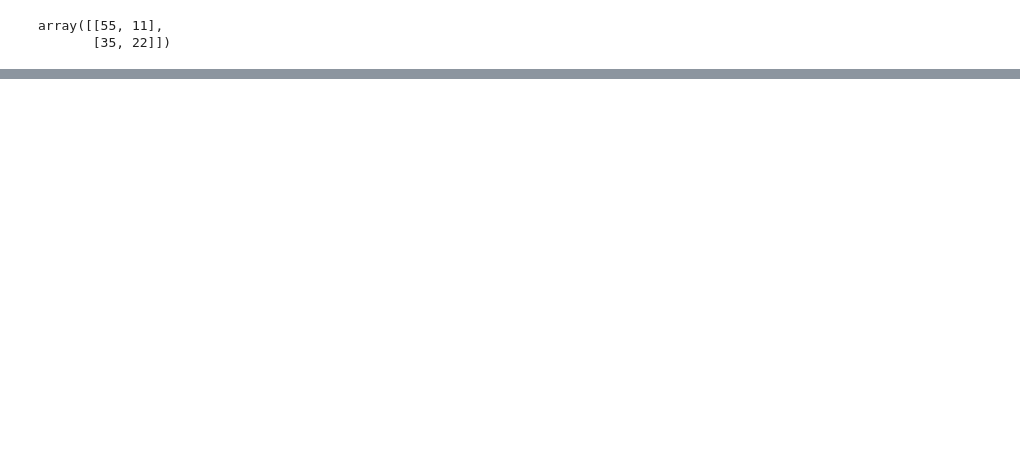
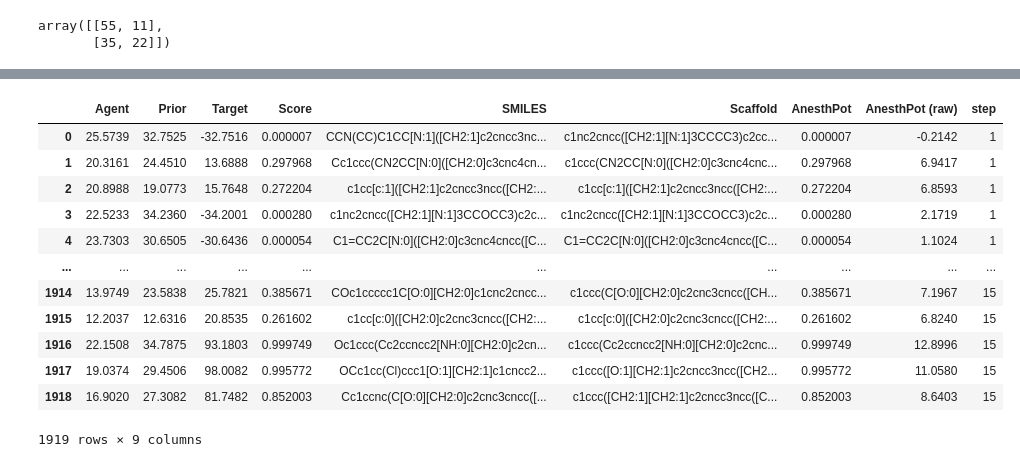
Before and after one commit to BradyCh/ACTSO_Anesthetics, a Jupyter notebook: ACTSO_project.ipynb, the cells around one changed output, grey strips where cells are left out. Saved outputs shown, nothing was run; the diff lists cells and outputs as text; code cells hidden in the pictures; blank space fills up the shorter version.

```diff
--- a/ACTSO_project.ipynb
+++ b/ACTSO_project.ipynb
@@ -1256,0 +1214,17 @@ print(test[test['Actual class']==0])
+# %%
+df=pd.read_excel('gdrive/My Drive/staged_learning_2.xlsx')
+df #dataframe
+# %% [output]
+|  | Agent | Prior | Target | Score | SMILES | Scaffold | AnesthPot | AnesthPot (raw) | step |
+| 0 | 25.5739 | 32.7525 | -32.7516 | 0.000007 | CCN(CC)C1CC[N:1]([CH2:1]c2cncc3nc... | c1nc2cncc([CH2:1][N:1]3CCCC3)c2cc... | 0.000007 | -0.2142 | 1 |
+| 1 | 20.3161 | 24.4510 | 13.6888 | 0.297968 | Cc1ccc(CN2CC[N:0]([CH2:0]c3cnc4cn... | c1ccc(CN2CC[N:0]([CH2:0]c3cnc4cnc... | 0.297968 | 6.9417 | 1 |
+| 2 | 20.8988 | 19.0773 | 15.7648 | 0.272204 | c1cc[c:1]([CH2:1]c2cncc3ncc([CH2:... | c1cc[c:1]([CH2:1]c2cncc3ncc([CH2:... | 0.272204 | 6.8593 | 1 |
+| 3 | 22.5233 | 34.2360 | -34.2001 | 0.000280 | c1nc2cncc([CH2:1][N:1]3CCOCC3)c2c... | c1nc2cncc([CH2:1][N:1]3CCOCC3)c2c... | 0.000280 | 2.1719 | 1 |
+| 4 | 23.7303 | 30.6505 | -30.6436 | 0.000054 | C1=CC2C[N:0]([CH2:0]c3cnc4cncc([C... | C1=CC2C[N:0]([CH2:0]c3cnc4cncc([C... | 0.000054 | 1.1024 | 1 |
+| ... | ... | ... | ... | ... | ... | ... | ... | ... | ... |
+| 1914 | 13.9749 | 23.5838 | 25.7821 | 0.385671 | COc1ccccc1C[O:0][CH2:0]c1cnc2cncc... | c1ccc(C[O:0][CH2:0]c2cnc3cncc([CH... | 0.385671 | 7.1967 | 15 |
+| 1915 | 12.2037 | 12.6316 | 20.8535 | 0.261602 | c1cc[c:0]([CH2:0]c2cnc3cncc([CH2:... | c1cc[c:0]([CH2:0]c2cnc3cncc([CH2:... | 0.261602 | 6.8240 | 15 |
+| 1916 | 22.1508 | 34.7875 | 93.1803 | 0.999749 | Oc1ccc(Cc2ccncc2[NH:0][CH2:0]c2cn... | c1ccc(Cc2ccncc2[NH:0][CH2:0]c2cnc... | 0.999749 | 12.8996 | 15 |
+| 1917 | 19.0374 | 29.4506 | 98.0082 | 0.995772 | OCc1cc(Cl)ccc1[O:1][CH2:1]c1cncc2... | c1ccc([O:1][CH2:1]c2cncc3ncc([CH2... | 0.995772 | 11.0580 | 15 |
+| 1918 | 16.9020 | 27.3082 | 81.7482 | 0.852003 | Cc1ccnc(C[O:0][CH2:0]c2cnc3cncc([... | c1ccc([CH2:1][CH2:1]c2cncc3ncc([C... | 0.852003 | 8.6403 | 15 |
+1919 rows × 9 columns
```
Also changed, not shown: parts of 22 cells of this notebook.
